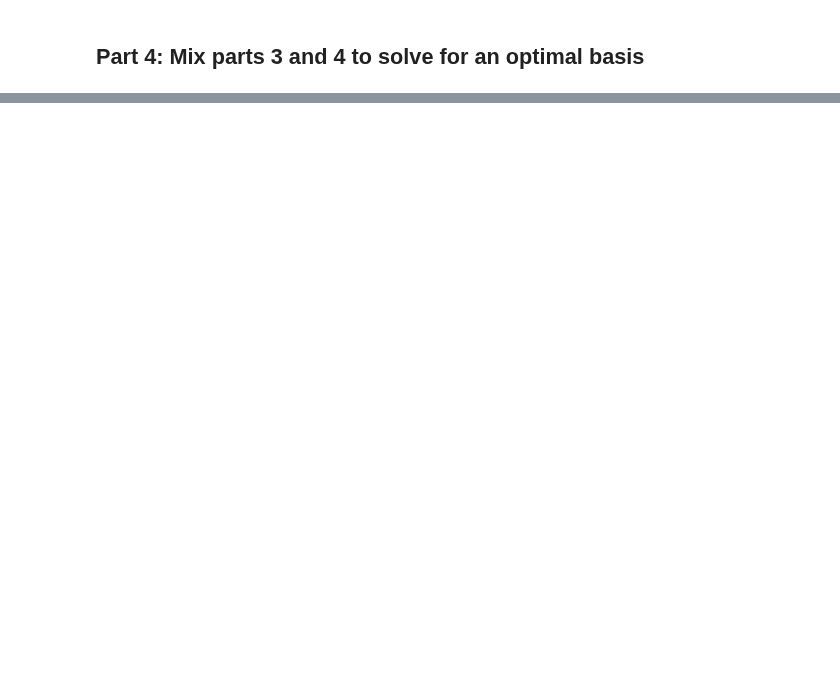
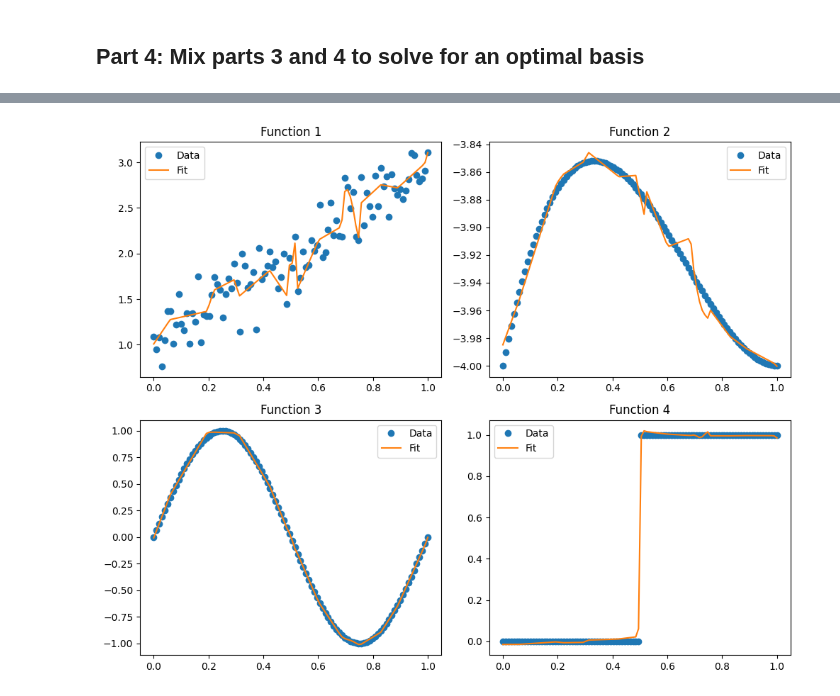
Before and after one commit to AITricia/ENM5320, a Jupyter notebook: Code/Lecture01.ipynb, the cells around one changed output, grey strips where cells are left out. Cells and saved outputs as stored; diff of their text form; code cells hidden in the pictures; blank space fills up the shorter version.

```diff
--- a/Code/Lecture01.ipynb
+++ b/Code/Lecture01.ipynb
@@ -493,0 +522,22 @@ Epoch [451/500], Loss: 0.0441
+# %%
+
+
+# Training loop
+num_epochs = 10000
+for epoch in range(num_epochs):
+    # Forward pass
+    basis = layer(x_data.unsqueeze(-1)).squeeze(-1)
+    A_mat = torch.einsum('da,db->ab',basis,basis)
+    b_vec = torch.einsum('da,fd->af',basis,data_tensor[:,1,:])
+    c_vec = torch.linalg.solve(A_mat,b_vec)
+    y_fit = torch.einsum('da,af->fd', basis, c_vec)
+    error = y_fit-data_tensor[:,1,:]
+    loss = torch.mean(error**2)
+
+    # Backward pass and optimization
+    optimizer.zero_grad()
+    loss.backward()
+    optimizer.step()
+
+    if epoch % 1000 == 0:
+        print(f'Epoch [{epoch+1}/{num_epochs}], Loss: {loss.item():.4f}')
@@ -493,0 +555,24 @@ Epoch [451/500], Loss: 0.0441
+# %%
+import matplotlib.pyplot as plt
+
+#evaluate the fit function
+y_fit = torch.einsum('da,af->fd', basis, c_vec)
+
+# make some plots
+fig, axes = plt.subplots(2, 2, figsize=(10, 8))
+axes = axes.flatten()
+
+for i in range(4):
+    x_data = data_tensor[i, 0, :]
+    y_data = data_tensor[i, 1, :]
+    fitplot = y_fit[i,:]
+
+    axes[i].plot(x_data.detach().numpy(), y_data.detach().numpy(), 'o', label='Data')
+    axes[i].plot(x_data.detach().numpy(), fitplot.detach().numpy(), '-', label='Fit')
+    axes[i].set_title(f'Function {i+1}')
+    axes[i].legend()
+
+plt.tight_layout()
+plt.show()
+# %% [output]
+[figure, added]
```
Also changed, not shown: parts of 9 cells of this notebook.
